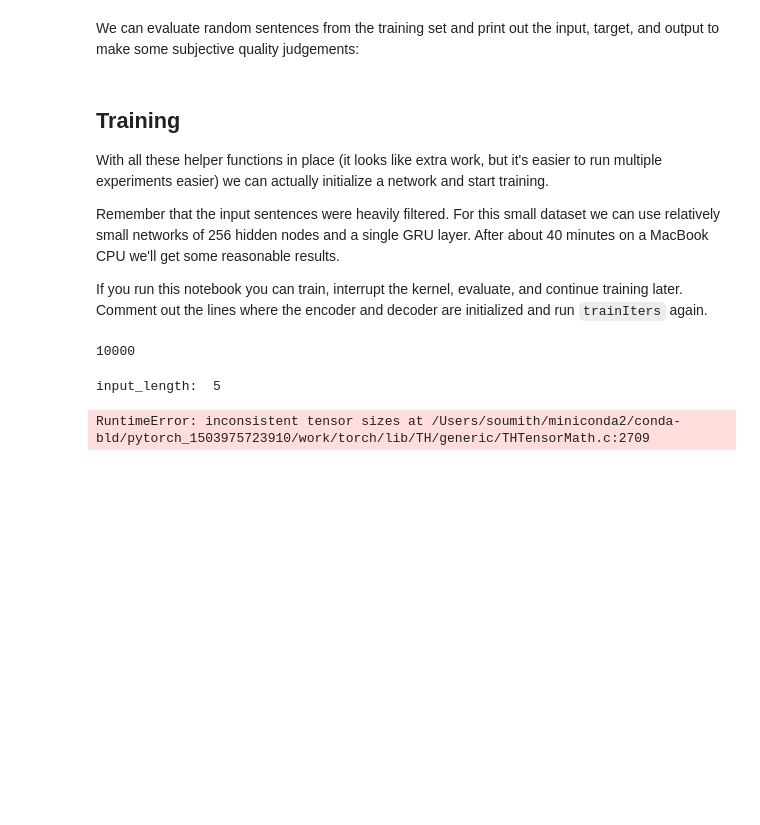
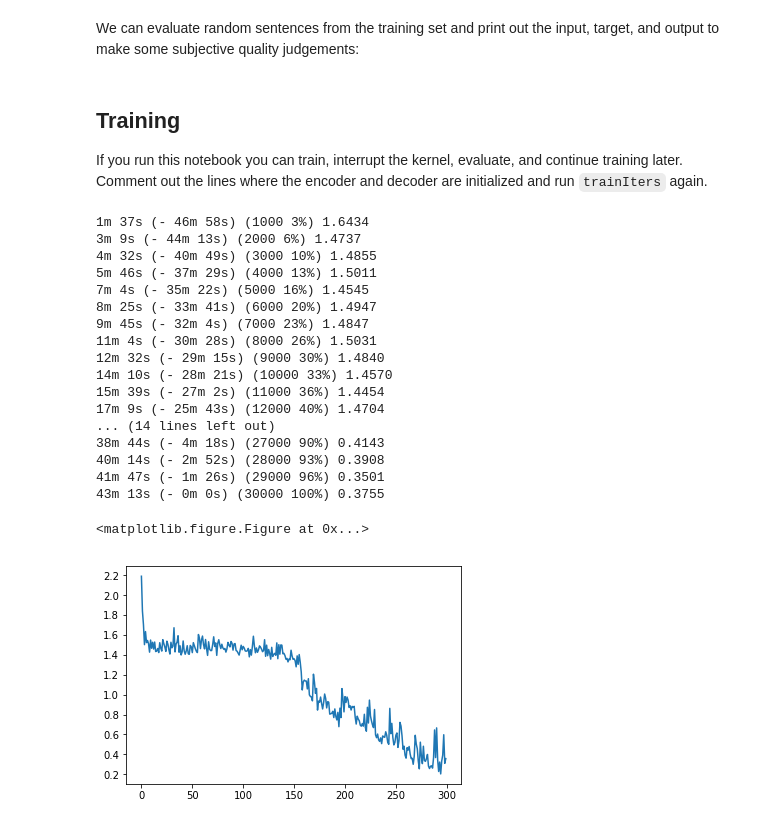
Before and after one commit to ankur-connect/ge, a Jupyter notebook: nmt-hybrid.ipynb, the cells around one changed output. Drawn from its saved outputs; the diff is of its cells as text; code cells hidden in the pictures; blank space fills up the shorter version.

Commit message:
Got it running, still need to modify the attention mechanism to match the paper

```diff
--- a/nmt-hybrid.ipynb
+++ b/nmt-hybrid.ipynb
@@ -268,6 +235,8 @@ while shorter sentences will only use the first few.
 class AttnDecoderRNN(nn.Module):
     #will ultimately set max_length based on the maximum length of a sequence found in our data
     #changed dropout to .2 based on Zaremba paper
+
+    #should there be more than one hidden?
     def __init__(self, hidden_size, output_size, n_layers=1, dropout_p=0.2, max_length=MAX_LENGTH):
         super(AttnDecoderRNN, self).__init__()
         self.hidden_size = hidden_size
@@ -279,6 +248,8 @@ class AttnDecoderRNN(nn.Module):
         self.embedding = nn.Embedding(self.output_size, self.hidden_size)
         self.attn_1 = nn.Linear(self.hidden_size * 2, self.max_length)
         self.attn_combine_1 = nn.Linear(self.hidden_size * 2, self.hidden_size)
+        self.attn_2 = nn.Linear(self.hidden_size * 2, self.max_length)
+        self.attn_combine_2 = nn.Linear(self.hidden_size * 2, self.hidden_size)
         self.dropout = nn.Dropout(self.dropout_p)
         self.out = nn.Linear(self.hidden_size, self.output_size)
 
@@ -286,29 +257,32 @@ class AttnDecoderRNN(nn.Module):
         embedded = self.embedding(input).view(1, 1, -1)
         embedded = self.dropout(embedded)
 
+        cat = torch.cat((embedded[0], hidden[0][0]), 1)
+
         #first attention mechanism for the sake of the word-level model
         #this was a softmax originally, replaced with tanh as paper describes
+        #but the actual attention mechanism may be different
         attn_weights_1 = F.tanh(
-            self.attn_1(torch.cat((embedded[0], hidden[0]), 1))) #ERROR
+            self.attn_1(torch.cat((embedded[0], hidden[0][0]), 1)))
         attn_applied_1 = torch.bmm(attn_weights_1.unsqueeze(0),
                                  encoder_outputs.unsqueeze(0))
         #the paper doesn't explicitly mention these layers
         #but I think this is necessary in general for
         #an attentional decoder
         output_1 = torch.cat((embedded[0], attn_applied_1[0]), 1)
-        output_1 = self.attn_combine(output).unsqueeze(0)
+        output_1 = self.attn_combine_1(output_1).unsqueeze(0)
 
         #second attention mechanism for the sake of the character-level model
 
         attn_weights_2 = F.tanh(
-            self.attn(torch.cat((embedded[0], hidden[0]), 1)))
+            self.attn_2(torch.cat((embedded[0], hidden[0][0]), 1)))
         attn_applied_2 = torch.bmm(attn_weights_2.unsqueeze(0),
                                  encoder_outputs.unsqueeze(0))
         output_2 = torch.cat((embedded[0], attn_applied_2[0]), 1)
-        output_2 = self.attn_combine(output).unsqueeze(0)
+        output_2 = self.attn_combine_2(output_2).unsqueeze(0)
 
         output_1 = F.log_softmax(self.out(output_1[0]))
-        return output_1, output_2, hidden, attn_weights
+        return output_1, hidden, attn_weights_1
 
     def initHidden(self):
         result = Variable(torch.zeros(1, 1, self.hidden_size))
@@ -368,5 +317,3 @@ choose to use teacher forcing or not with a simple if statement. Turn
-# %%
-encoder_hidden = encoder.initHidden()
 # %%
 def train(input_variable, target_variable, encoder, decoder, encoder_optimizer, decoder_optimizer, criterion, max_length=MAX_LENGTH):
     encoder_hidden = encoder.initHidden()
@@ -382,11 +329,9 @@ def train(input_variable, target_variable, encoder, decoder, encoder_optimizer,
 
     loss = 0
 
-    print ("input_length: ", input_length)
-
     for ei in range(input_length):
         encoder_output, encoder_hidden = encoder(
-            input_variable[ei], encoder_hidden) #####this is what causes an error?
+            input_variable[ei], encoder_hidden)
         encoder_outputs[ei] = encoder_output[0][0]
 
     decoder_input = Variable(torch.LongTensor([[SOS_token]]))
@@ -395,7 +340,7 @@ def train(input_variable, target_variable, encoder, decoder, encoder_optimizer,
     decoder_hidden = encoder_hidden
 
     for di in range(target_length):
-        decoder_output_for_char, decoder_output, decoder_hidden, decoder_attention = decoder(
+        decoder_output, decoder_hidden, decoder_attention = decoder(
             decoder_input, decoder_hidden, encoder_output, encoder_outputs)
         topv, topi = decoder_output.data.topk(1)
         ni = topi[0][0]
@@ -583,20 +518,7 @@ def evaluateRandomly(encoder, decoder, n=10):
         print('')
 # %% [markdown]
 ## Training
-
-With all these helper functions in place (it looks like extra work, but
-it's easier to run multiple experiments easier) we can actually
-initialize a network and start training.
-
-Remember that the input sentences were heavily filtered. For this small
-dataset we can use relatively small networks of 256 hidden nodes and a
-single GRU layer. After about 40 minutes on a MacBook CPU we'll get some
-reasonable results.
 
    If you run this notebook you can train, interrupt the kernel,
    evaluate, and continue training later. Comment out the lines where the
    encoder and decoder are initialized and run ``trainIters`` again.
-# %%
-vocab_size
-# %% [output]
-10000
@@ -605,24 +527,48 @@ vocab_size
 # %%
 hidden_size = 256
+###the paper says to use 1024-dimensional embeddings, so I guess the hidden size is 1024
+###6-epoch training with plain SGD and a simple learn-ing rate schedule –
+#start with a learning rate of 1.0; after 4 epochs, halve the learning rate every 0.5 epoch
+#how do we change the learning rate schedule and do I need to start an epoch counter?
+#it also says the batch size of 128, although I would say that this model currently
+#doesn't have a batch size or has a batch size of 1.
 n_layers = 4
-#embedding_dim = 8
 
-#####should it be vocab_size? if so, do I need to do more to get it
+
+#not sure about n_words, could be vocab size.
+
 encoder1 = EncoderRNN(vocab_size, hidden_size, 4)
 attn_decoder1 = AttnDecoderRNN(hidden_size, output_lang.n_words,
-                               1, dropout_p=0.1)
+                               1, dropout_p=0.2)
 
 if use_cuda:
     encoder1 = encoder1.cuda()
     attn_decoder1 = attn_decoder1.cuda()
 
-trainIters(encoder1, attn_decoder1, 7500, print_every=750) #75000 is the number of iterations, could recode this
+trainIters(encoder1, attn_decoder1, 30000, print_every=1000) #75000 is the number of iterations, could recode this
 
-torch.save(encoder1.state_dict(), "saved_encoder_2.pth")
-torch.save(attn_decoder1.state_dict(), "saved_decoder_2.pth")
+torch.save(encoder1.state_dict(), "saved_encoder_3.pth")
+torch.save(attn_decoder1.state_dict(), "saved_decoder_3.pth")
 
 #encoder1.load_state_dict(torch.load("saved_encoder.pth"))
 #attn_decoder1.load_state_dict(torch.load("saved_decoder.pth"))
 # %% [output]
-input_length:  5
+1m 37s (- 46m 58s) (1000 3%) 1.6434
+3m 9s (- 44m 13s) (2000 6%) 1.4737
+4m 32s (- 40m 49s) (3000 10%) 1.4855
+5m 46s (- 37m 29s) (4000 13%) 1.5011
+7m 4s (- 35m 22s) (5000 16%) 1.4545
+8m 25s (- 33m 41s) (6000 20%) 1.4947
+9m 45s (- 32m 4s) (7000 23%) 1.4847
+11m 4s (- 30m 28s) (8000 26%) 1.5031
+12m 32s (- 29m 15s) (9000 30%) 1.4840
+14m 10s (- 28m 21s) (10000 33%) 1.4570
+15m 39s (- 27m 2s) (11000 36%) 1.4454
+17m 9s (- 25m 43s) (12000 40%) 1.4704
+... (14 lines left out)
+38m 44s (- 4m 18s) (27000 90%) 0.4143
+40m 14s (- 2m 52s) (28000 93%) 0.3908
+41m 47s (- 1m 26s) (29000 96%) 0.3501
+43m 13s (- 0m 0s) (30000 100%) 0.3755
-RuntimeError: inconsistent tensor sizes at /Users/soumith/miniconda2/conda-bld/pytorch_1503975723910/work/torch/lib/TH/generic/THTensorMath.c:2709
+<matplotlib.figure.Figure at 0x...>
+[figure, added]
```
Also changed, not shown: parts of 17 cells of this notebook.
